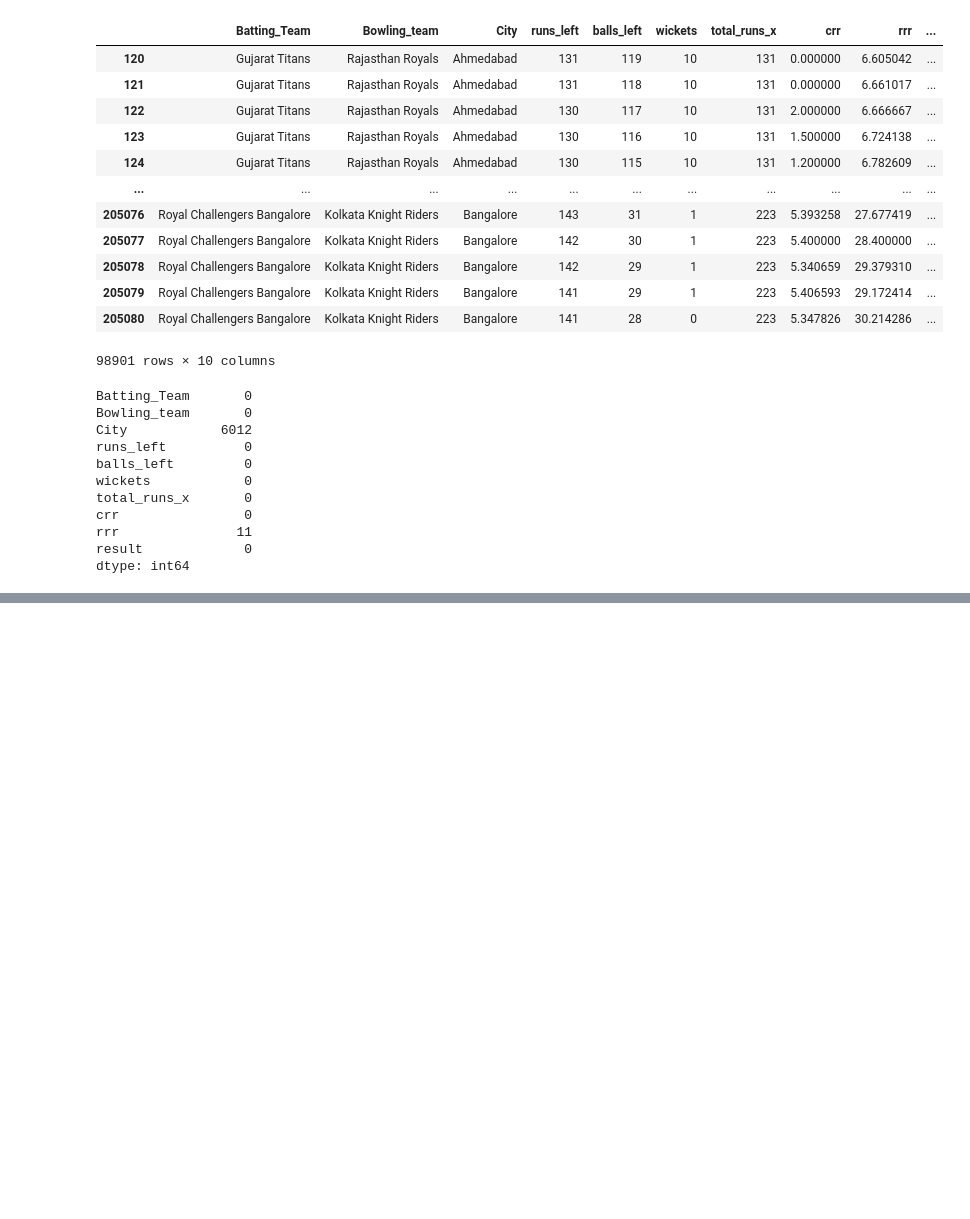
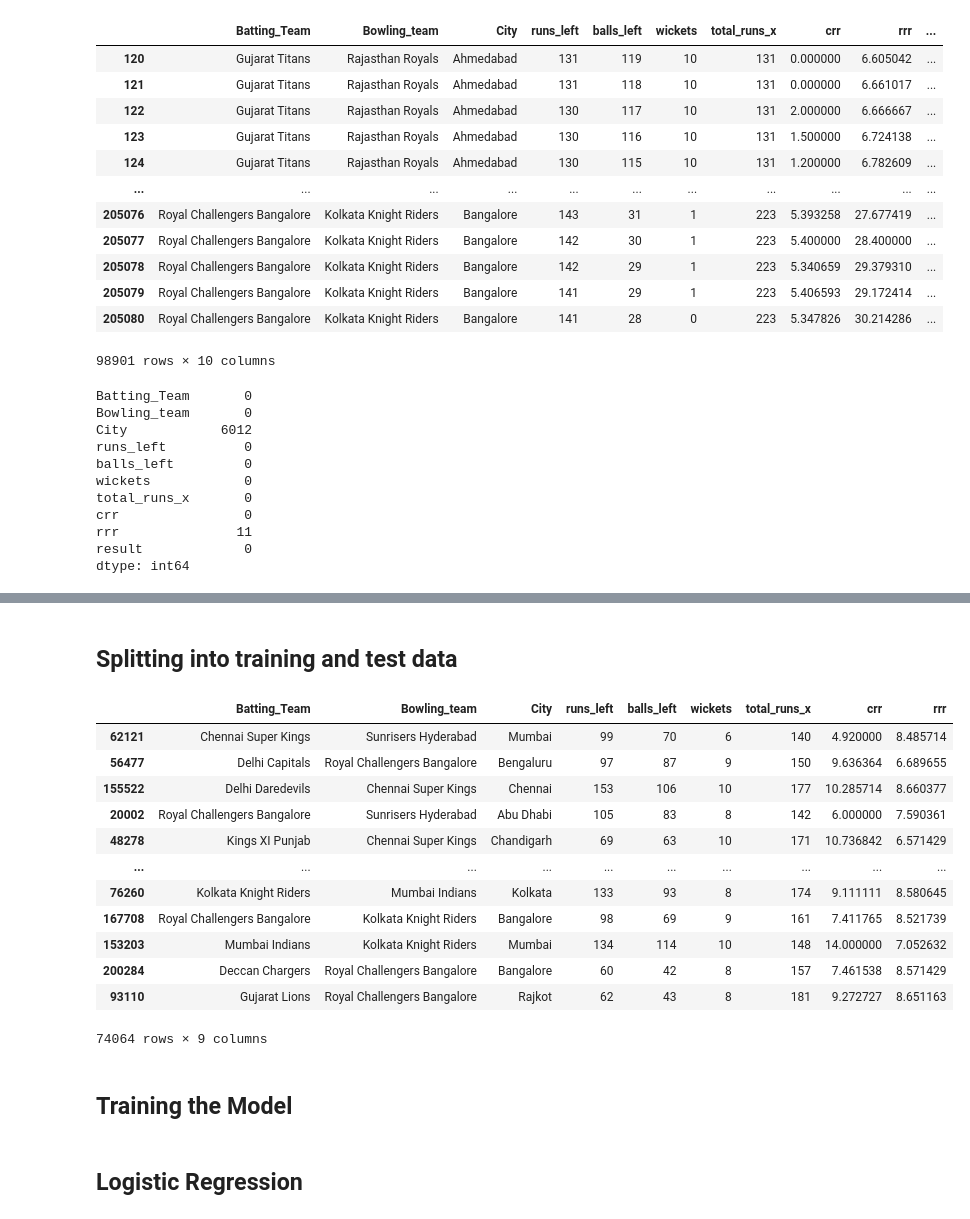
Before and after one commit to SnehalThakur/IPL-Winning-Team-Predictor, a Jupyter notebook: ExploratoryAnalysis.ipynb, the cells around one changed output, grey strips where cells are left out. Saved outputs shown, nothing was run; the diff lists cells and outputs as text; code cells hidden in the pictures; blank space fills up the shorter version.

```diff
--- a/ExploratoryAnalysis.ipynb
+++ b/ExploratoryAnalysis.ipynb
@@ -566,3 +566,26 @@ final_df
 92581 rows × 10 columns
 # %%
 final_df.to_csv('Dataset/Processed_Data/Final_Dataset_After_Feature_Engineering.csv')
+# %% [markdown]
+## Splitting into training and test data
+# %%
+X=final_df.iloc[:,:-1]
+y=final_df.iloc[:,-1]
+from sklearn.model_selection import train_test_split
+X_train,X_test,y_train,y_test=train_test_split(X,y,test_size=0.2,random_state=1)
+# %%
+X_train
+# %% [output]
+|  | Batting_Team | Bowling_team | City | runs_left | balls_left | wickets | total_runs_x | crr | rrr |
+| 62121 | Chennai Super Kings | Sunrisers Hyderabad | Mumbai | 99 | 70 | 6 | 140 | 4.920000 | 8.485714 |
+| 56477 | Delhi Capitals | Royal Challengers Bangalore | Bengaluru | 97 | 87 | 9 | 150 | 9.636364 | 6.689655 |
+| 155522 | Delhi Daredevils | Chennai Super Kings | Chennai | 153 | 106 | 10 | 177 | 10.285714 | 8.660377 |
+| 20002 | Royal Challengers Bangalore | Sunrisers Hyderabad | Abu Dhabi | 105 | 83 | 8 | 142 | 6.000000 | 7.590361 |
+| 48278 | Kings XI Punjab | Chennai Super Kings | Chandigarh | 69 | 63 | 10 | 171 | 10.736842 | 6.571429 |
+| ... | ... | ... | ... | ... | ... | ... | ... | ... | ... |
+| 76260 | Kolkata Knight Riders | Mumbai Indians | Kolkata | 133 | 93 | 8 | 174 | 9.111111 | 8.580645 |
+| 167708 | Royal Challengers Bangalore | Kolkata Knight Riders | Bangalore | 98 | 69 | 9 | 161 | 7.411765 | 8.521739 |
+| 153203 | Mumbai Indians | Kolkata Knight Riders | Mumbai | 134 | 114 | 10 | 148 | 14.000000 | 7.052632 |
+| 200284 | Deccan Chargers | Royal Challengers Bangalore | Bangalore | 60 | 42 | 8 | 157 | 7.461538 | 8.571429 |
+| 93110 | Gujarat Lions | Royal Challengers Bangalore | Rajkot | 62 | 43 | 8 | 181 | 9.272727 | 8.651163 |
+74064 rows × 9 columns
@@ -568,0 +600,2 @@ final_df.to_csv('Dataset/Processed_Data/Final_Dataset_After_Feature_Engineering.
+# %% [markdown]
+## Training the Model
@@ -568,0 +609,2 @@ final_df.to_csv('Dataset/Processed_Data/Final_Dataset_After_Feature_Engineering.
+# %% [markdown]
+## Logistic Regression
```
Also changed, not shown: parts of 21 cells of this notebook, 7 other files.
